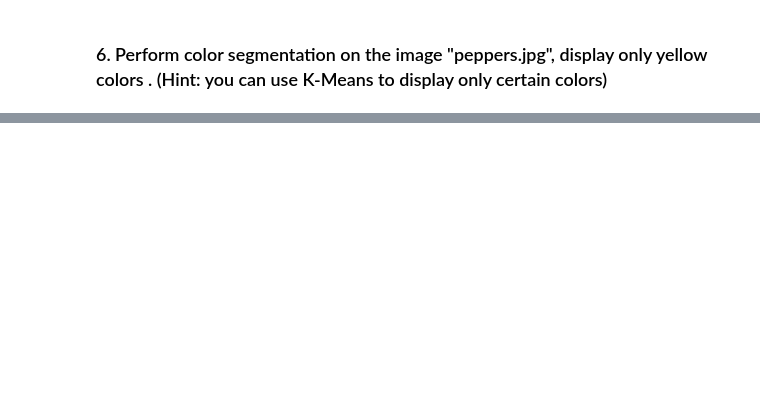
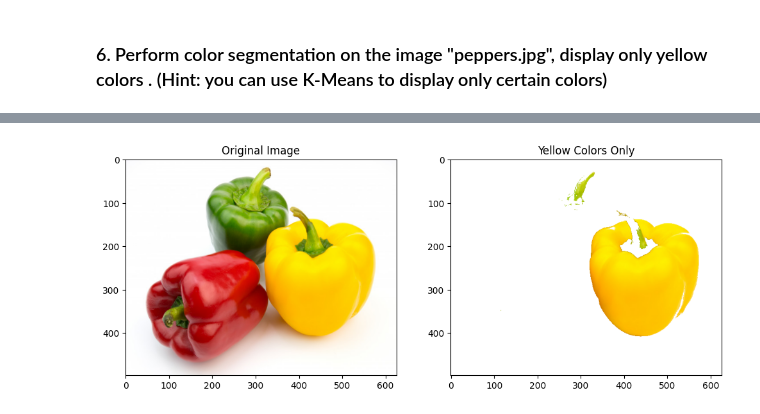
Before and after one commit to CrushedKatana/PCVK, a Jupyter notebook: Week9.ipynb, the cells around one changed output, grey strips where cells are left out. Cells and saved outputs as stored; diff of their text form; code cells hidden in the pictures; blank space fills up the shorter version.

```diff
--- a/Week9.ipynb
+++ b/Week9.ipynb
@@ -199,0 +157,68 @@ else:
+# %%
+# Load the image
+img_path = '/content/drive/MyDrive/PCVK/Images/peppers.jpg'
+img = cv2.imread(img_path)
+
+if img is None:
+    print("Error: Failed to load image.")
+else:
+    # Convert BGR to RGB
+    img_rgb = cv2.cvtColor(img, cv2.COLOR_BGR2RGB)
+
+    # [cite_start]--- K-Means Preparation (per module [cite: 460-462]) ---
+    # 1. Reshape image to a 2D array of pixels
+    pixel_values = img_rgb.reshape((-1, 3))
+    pixel_values = np.float32(pixel_values)
+
+    # 2. Define criteria and K
+    # (cv.TERM_CRITERIA_EPS + cv.TERM_CRITERIA_MAX_ITER, 100, 0.2)
+    criteria = (cv2.TERM_CRITERIA_EPS + cv2.TERM_CRITERIA_MAX_ITER, 100, 0.2)
+    k = 5  # K=5 to separate (red, green, yellow, white, shadows)
+
+    # 3. Run K-Means
+    compactness, labels, centers = cv2.kmeans(pixel_values, k, None, criteria, 10, cv2.KMEANS_RANDOM_CENTERS)
+
+    # Convert 'centers' (centroids) to uint8
+    centers = np.uint8(centers)
+
+    # --- Isolate Yellow Color ---
+
+    # 1. Define target color (Yellow in RGB)
+    target_color_rgb = [255, 255, 0]
+
+    # 2. Find the 'center' (centroid) closest to 'yellow'
+    distances = np.linalg.norm(centers - target_color_rgb, axis=1)
+    yellow_cluster_index = np.argmin(distances)
+
+    # 3. Create a new image, set all pixels that are NOT in the yellow
+    #    cluster to white (255, 255, 255)
+
+    # Copy 'pixel_values'
+    masked_pixels = np.copy(pixel_values)
+
+    # Flatten labels to 1D array
+    labels_flat = labels.flatten()
+
+    # Set all non-yellow pixels to white
+    masked_pixels[labels_flat != yellow_cluster_index] = [255, 255, 255]
+
+    # Set yellow pixels to their original color
+    # (This is a modification from the prompt, to make it look better)
+    original_pixels_flat = img_rgb.reshape((-1, 3))
+    masked_pixels[labels_flat == yellow_cluster_index] = original_pixels_flat[labels_flat == yellow_cluster_index]
+
+    # 4. Reshape back to the original image shape
+    yellow_only_image = masked_pixels.reshape(img_rgb.shape).astype(np.uint8)
+
+    # --- Display results ---
+    plt.figure(figsize=(12, 6))
+    plt.subplot(1, 2, 1)
+    plt.imshow(img_rgb)
+    plt.title('Original Image')
+
+    plt.subplot(1, 2, 2)
+    plt.imshow(yellow_only_image)
+    plt.title('Yellow Colors Only')
+    plt.show()
+# %% [output]
+[figure, added]
```
Also changed, not shown: parts of 9 cells of this notebook.
